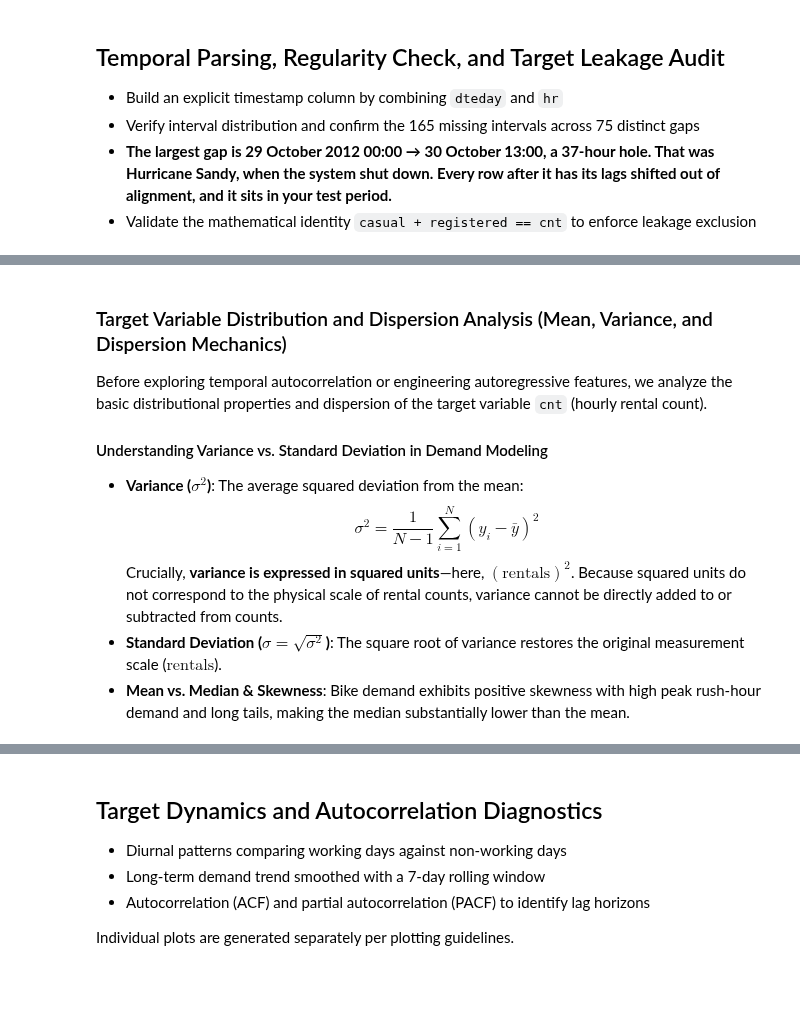
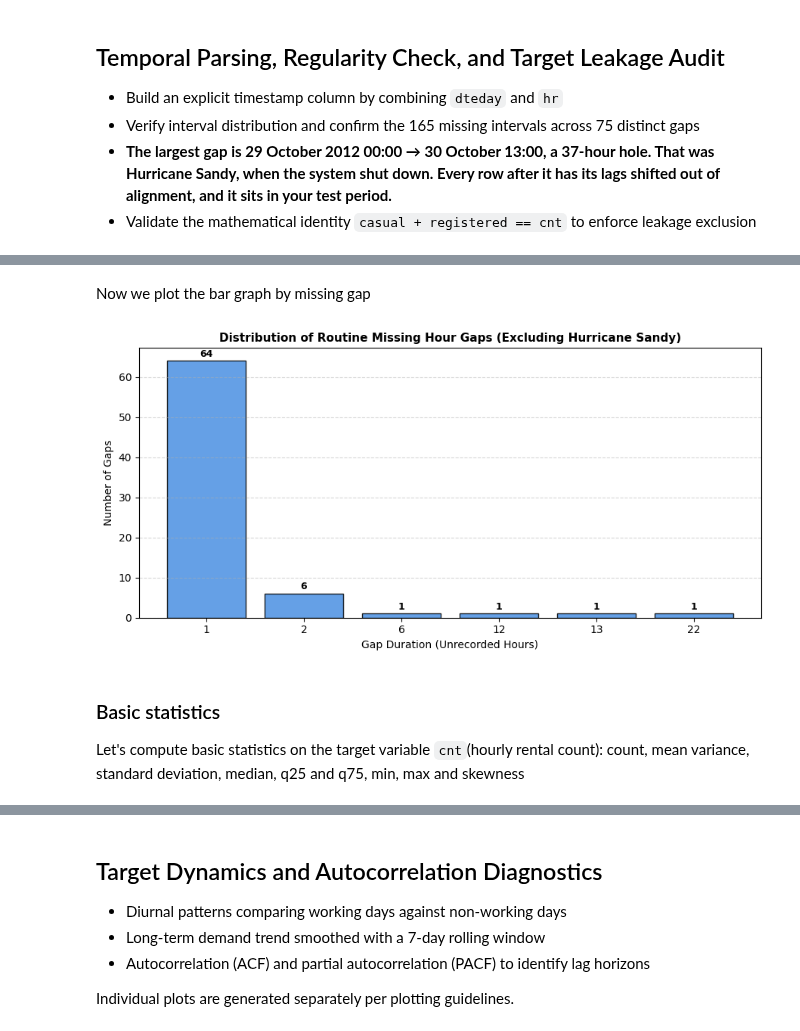
Before and after one commit to moka-co/time-series-forecasting-a-honest-comparison, a Jupyter notebook: UCI-Bike-Sharing.ipynb, the cells around one changed output, grey strips where cells are left out. Drawn from its saved outputs; the diff is of its cells as text; code cells hidden in the pictures; blank space fills up the shorter version.

Commit message:
add more plots about the gaps in the data

```diff
--- a/UCI-Bike-Sharing.ipynb
+++ b/UCI-Bike-Sharing.ipynb
@@ -241,18 +241,44 @@ Expected hours: 17544 | Actual records: 17379 | Missing intervals: 165
 
 [LEAKAGE AUDIT] Does 'casual' + 'registered' == 'cnt' exactly everywhere? True
 [VERIFIED] Critical invariant confirmed: casual and registered must be dropped.
-# %% [markdown]
-### Target Variable Distribution and Dispersion Analysis (Mean, Variance, and Dispersion Mechanics)
-
-Before exploring temporal autocorrelation or engineering autoregressive features, we analyze the basic distributional properties and dispersion of the target variable `cnt` (hourly rental count).
-
-#### Understanding Variance vs. Standard Deviation in Demand Modeling
-
-- **Variance ($\sigma^2$)**: The average squared deviation from the mean:
-  $$\sigma^2 = \frac{1}{N - 1} \sum_{i=1}^{N} (y_i - \bar{y})^2$$
-  Crucially, **variance is expressed in squared units**—here, $(\text{rentals})^2$. Because squared units do not correspond to the physical scale of rental counts, variance cannot be directly added to or subtracted from counts.
-- **Standard Deviation ($\sigma = \sqrt{\sigma^2}$)**: The square root of variance restores the original measurement scale ($\text{rentals}$).
-- **Mean vs. Median & Skewness**: Bike demand exhibits positive skewness with high peak rush-hour demand and long tails, making the median substantially lower than the mean.
+# %% [markdown]
+Now we plot the bar graph by missing gap
+# %%
+import matplotlib.pyplot as plt
+import polars as pl
+
+# Calculate unrecorded hours for all gaps larger than 1 hour, excluding the Hurricane Sandy gap (36 hours)
+gap_distribution = (
+    large_gaps.filter(pl.col("unrecorded_hours") < 36)
+    .group_by("unrecorded_hours")
+    .len()
+    .sort("unrecorded_hours")
+)
+
+x_gaps = gap_distribution["unrecorded_hours"].to_numpy()
+y_counts = gap_distribution["len"].to_numpy()
+
+plt.figure(figsize=(9, 4.5))
+bars = plt.bar(x_gaps.astype(str), y_counts, color="#4A90E2", edgecolor="black", alpha=0.85)
+
+# Add counts on top of each bar
+for bar in bars:
+    yval = bar.get_height()
+    plt.text(bar.get_x() + bar.get_width()/2.0, yval + 0.5, str(int(yval)), ha='center', va='bottom', fontsize=9, fontweight='bold')
+
+plt.title("Distribution of Routine Missing Hour Gaps (Excluding Hurricane Sandy)", fontsize=11, fontweight="bold")
+plt.xlabel("Gap Duration (Unrecorded Hours)")
+plt.ylabel("Number of Gaps")
+plt.grid(True, linestyle="--", alpha=0.5, axis="y")
+plt.tight_layout()
+plt.show()
+plt.close()
+# %% [output]
+[figure, added]
+# %% [markdown]
+### Basic statistics
+
+Let's compute basic statistics on the target variable `cnt`(hourly rental count): count, mean variance, standard deviation, median, q25 and q75, min, max and skewness
 # %%
 import polars as pl
 
```
Also changed, not shown: parts of 3 cells of this notebook.
